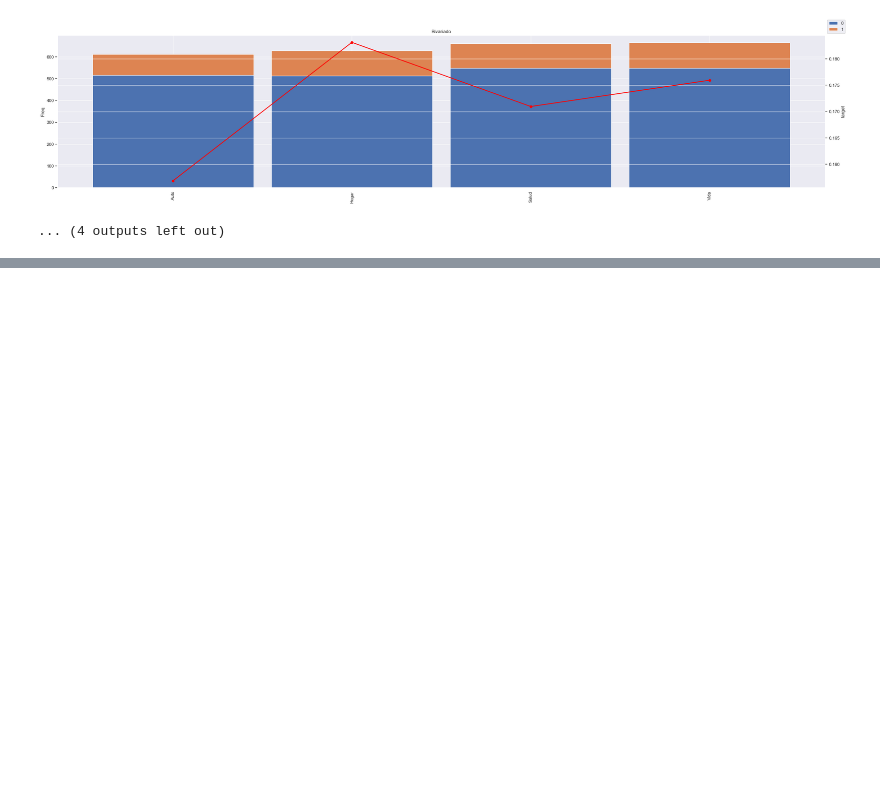
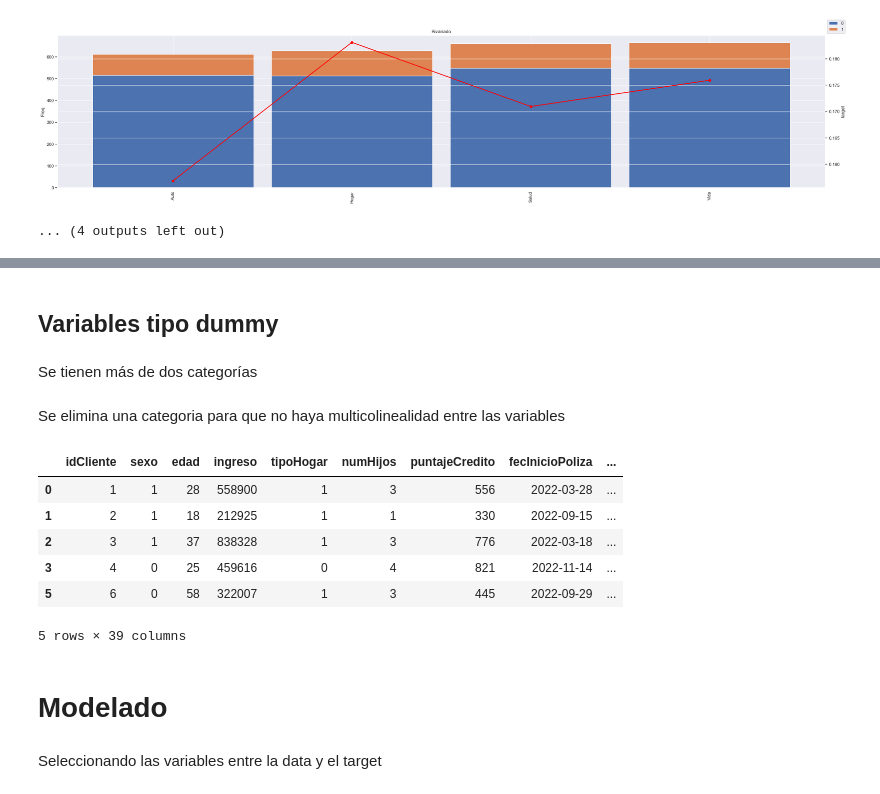
Before and after one commit to larenwell/ds-ml-insurance-claim-challenge, a Jupyter notebook: code/solution.ipynb, the cells around one changed output, grey strips where cells are left out. Saved outputs shown, nothing was run; the diff lists cells and outputs as text; code cells hidden in the pictures; blank space fills up the shorter version.

```diff
--- a/code/solution.ipynb
+++ b/code/solution.ipynb
@@ -977,0 +968,39 @@ memory usage: 401.1+ KB
+# %%
+#Sexo
+dicc_sexo = {'Masculino': 0,'Femenino': 1}
+
+df_prep['sexo'] = df_prep['sexo'].map(dicc_sexo)
+df_prep['sexo'] = df_prep['sexo'].astype('int64')
+# %%
+#Tipo Hogar
+dicc_tipoHogar = {'Casa': 0,'Departamento': 1}
+
+df_prep['tipoHogar'] = df_prep['tipoHogar'].map(dicc_tipoHogar)
+df_prep['tipoHogar'] = df_prep['tipoHogar'].astype('int64')
+# %% [markdown]
+## Variables tipo dummy
+# %% [markdown]
+Se tienen más de dos categorías
+# %%
+vars_to_dummies = ['estadoCivil','tipoTrabajo',
+                  'educacion','tipoSeguro',
+                  'mesFechaReclamo','diaSemFechaReclamo']
+# %% [markdown]
+Se elimina una categoria para que no haya multicolinealidad entre las variables
+# %%
+# Conversión a variables tipo dummy
+df_prep = pd.get_dummies(df_prep, columns = vars_to_dummies,drop_first=True)
+# %%
+df_prep.head(5)
+# %% [output]
+|  | idCliente | sexo | edad | ingreso | tipoHogar | numHijos | puntajeCredito | fecInicioPoliza | ... |
+| 0 | 1 | 1 | 28 | 558900 | 1 | 3 | 556 | 2022-03-28 | ... |
+| 1 | 2 | 1 | 18 | 212925 | 1 | 1 | 330 | 2022-09-15 | ... |
+| 2 | 3 | 1 | 37 | 838328 | 1 | 3 | 776 | 2022-03-18 | ... |
+| 3 | 4 | 0 | 25 | 459616 | 0 | 4 | 821 | 2022-11-14 | ... |
+| 5 | 6 | 0 | 58 | 322007 | 1 | 3 | 445 | 2022-09-29 | ... |
+5 rows × 39 columns
+# %% [markdown]
+# Modelado
+# %% [markdown]
+Seleccionando las variables entre la data y el target
```
Also changed, not shown: parts of 32 cells of this notebook.
